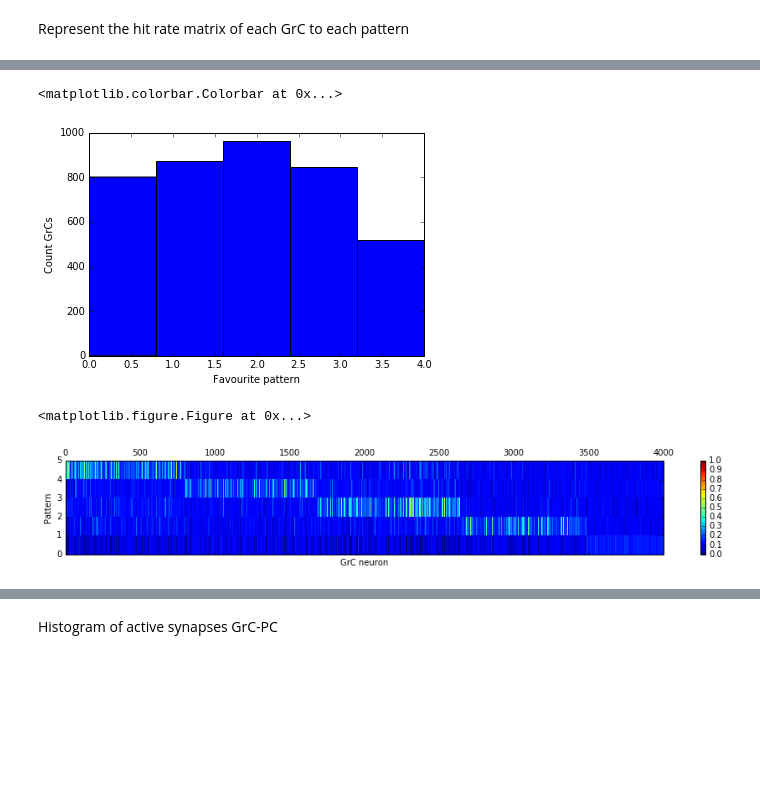
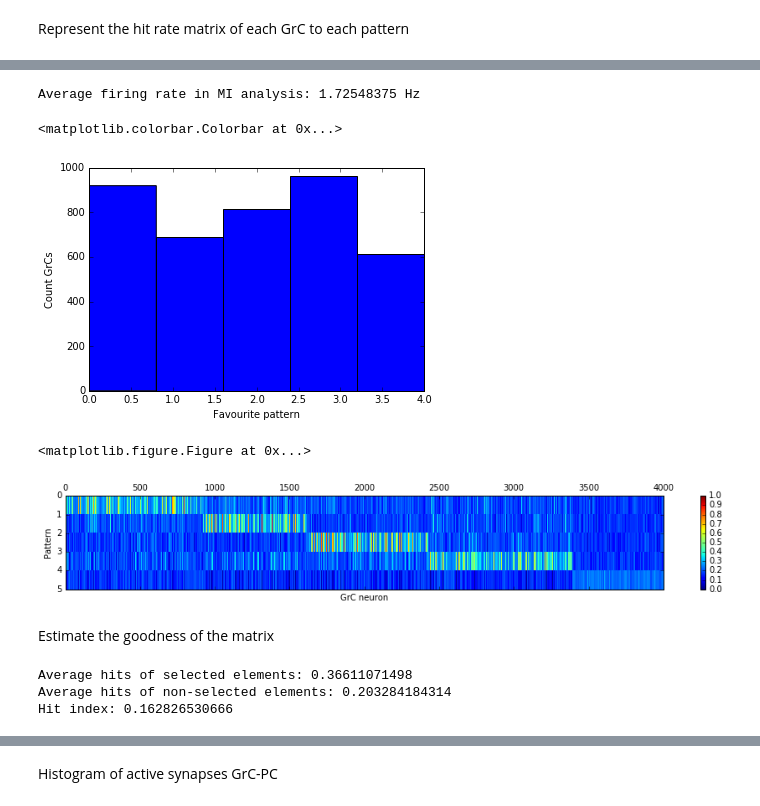
Before and after one commit to jgarridoalcazar/InhPlastVisualization, a Jupyter notebook: analysis/mfGrC/GrCActivityAnalysis.ipynb, the cells around one changed output, grey strips where cells are left out. Cells and saved outputs as stored; diff of their text form; code cells hidden in the pictures; blank space fills up the shorter version.

```diff
--- a/analysis/mfGrC/GrCActivityAnalysis.ipynb
+++ b/analysis/mfGrC/GrCActivityAnalysis.ipynb
@@ -15,7 +15,7 @@ sys.path.insert(1,'./src')
 # %% [markdown]
 Now start setting a new simulation with the configuration file that we specify:
 # %%
-config_file = './config/GoCGrC/SimulationConfigGranular.cfg'
+config_file = './config/GoCGrC/SimulationConfigGranularAT.cfg'
 simulation_time = 200.0
 import SpikingSimulation.FrequencySimulation as FrequencySimulation
 simulation = FrequencySimulation.FrequencySimulation(config_file=config_file)
@@ -24,7 +24,9 @@ Initialize the simulation
 # %%
 simulation.config_options['simulation']['verbosity'] = 'Debug'
 simulation.config_options['simulation']['time'] = simulation_time
-simulation.config_options['network']['load_file'] = './results/network01_after_all_learning.h5'
+simulation.config_options['network']['load_file'] = './results/network01_after_all_learning_2.h5'
 simulation.config_options['network']['save_file'] = None
+simulation.config_options['stimulation']['load_pattern_file'] = './results/stimulation01.h5'
+simulation.config_options['stimulation']['save_file'] = None
 simulation.initialize()
 # %% [output]
@@ -327,18 +301,65 @@ Individual pattern hit matrix:
 # %%
+layer = 'grclayer'
+window_length = simulation.config_options['mutual_information']['window_length'] = 200.0
+time_bin = simulation.config_options['mutual_information']['time_bin'] = 0.125
+
+cr_matrix, hit_matrix, miss_matrix, fa_matrix, faa_matrix = analyze_activity(layer, window_length, time_bin)
+
+#numpy.set_printoptions(threshold=numpy.nan)
+#print 'Individual pattern hit matrix:'
+#print hit_matrix
+#print 'Individual pattern correct rejection matrix:'
+#print cr_matrix
+#print 'Individual pattern miss matrix:'
+#print miss_matrix
+#print 'Individual pattern false alarm matrix:'
+#print fa_matrix
+#print 'All patterns false alarm array:'
+#print faa_matrix
+
 extended_hit = numpy.append(hit_matrix, [faa_matrix], axis=0)
 selected_pattern = numpy.argmax(extended_hit, axis=0)
 plt.figure()
 plt.hist(selected_pattern, bins=simulation.pattern_generator.number_of_patterns+1)
 plt.ylabel('Count GrCs')
 plt.xlabel('Favourite pattern')
 cell_sorted = numpy.argsort(selected_pattern)
 plt.figure()
-plt.matshow(extended_hit[:,cell_sorted], extent=[0,num_cells,0,num_patterns+1], vmin=0, vmax=1.0, aspect='auto')
+plt.matshow(extended_hit[:,cell_sorted], extent=[0,simulation.cerebellum.get_number_of_elements(layer=layer),
+                                                 simulation.pattern_generator.number_of_patterns+1,0],
+            vmin=0, vmax=1.0, aspect='auto')
 plt.ylabel('Pattern')
 plt.xlabel('GrC neuron')
 plt.colorbar()
 # %% [output]
-<matplotlib.colorbar.Colorbar at 0x...>
+Average firing rate in MI analysis: 1.72548375 Hz
+<matplotlib.colorbar.Colorbar at 0x...>
-[figure, old version]
+[figure, new version]
-<matplotlib.figure.Figure at 0x...>
+<matplotlib.figure.Figure at 0x...>
-[figure, old version]
+[figure, new version]
+# %% [markdown]
+Estimate the goodness of the matrix
+# %%
+extended_hit = numpy.append(hit_matrix, [faa_matrix], axis=0)
+selected_pattern = numpy.argmax(extended_hit, axis=0)
+
+# Select those cells mainly responding to one of the patterns
+ind = numpy.where(selected_pattern<simulation.pattern_generator.number_of_patterns)
+
+diagonal = hit_matrix[selected_pattern[ind],ind]
+
+# Create a new matrix setting the diagonal values to zero
+zero_matrix = hit_matrix
+zero_matrix[selected_pattern[ind],ind] = 0.0
+
+# Calculate the average of the diagonal elements
+av_selected = numpy.average(diagonal)
+av_nonselected = numpy.sum(zero_matrix[:])/(simulation.cerebellum.get_number_of_elements(layer=layer)*(simulation.pattern_generator.number_of_patterns-1))
+print 'Average hits of selected elements:',av_selected
+print 'Average hits of non-selected elements:',av_nonselected
+hit_index = av_selected - av_nonselected
+print 'Hit index:',hit_index
+# %% [output]
+Average hits of selected elements: 0.36611071498
+Average hits of non-selected elements: 0.203284184314
+Hit index: 0.162826530666
```
Also changed, not shown: parts of 25 cells of this notebook, 6 other files.
